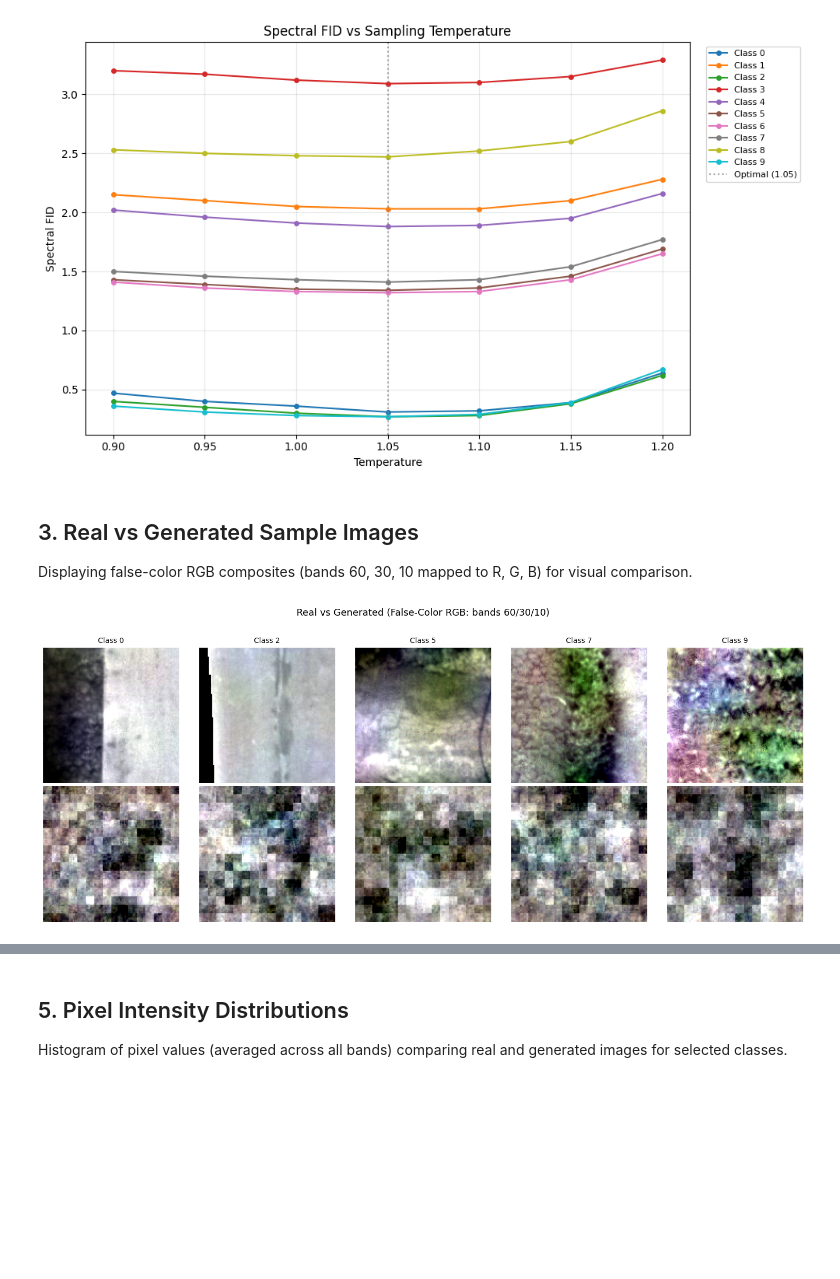
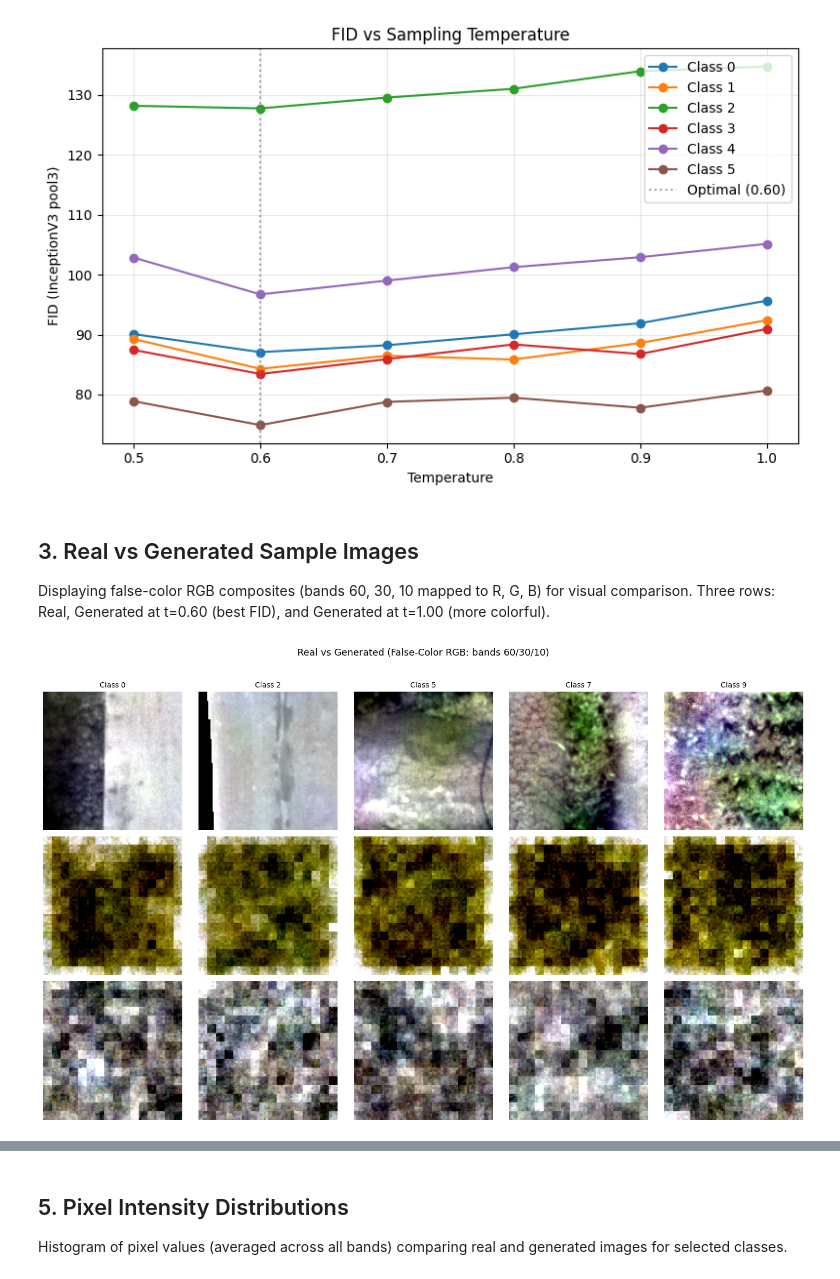
Before and after one commit to Taldux/hyperspectral-crop-disease, a Jupyter notebook: notebooks/02_results_visualization.ipynb, the cells around one changed output, grey strips where cells are left out. Saved outputs shown, nothing was run; the diff lists cells and outputs as text; code cells hidden in the pictures; blank space fills up the shorter version.

```diff
--- a/notebooks/02_results_visualization.ipynb
+++ b/notebooks/02_results_visualization.ipynb
@@ -89,89 +73,91 @@ Per-class spectral FID across temperatures 0.90–1.20 (from the evaluation run)
 # %%
-# Temperature sweep data from Kaggle evaluation output
-temperatures = [0.90, 0.95, 1.00, 1.05, 1.10, 1.15, 1.20]
+temperatures = [0.50, 0.60, 0.70, 0.80, 0.90, 1.00]
 sweep_data = {
-    0: [0.47, 0.40, 0.36, 0.31, 0.32, 0.39, 0.64],
-    1: [2.15, 2.10, 2.05, 2.03, 2.03, 2.10, 2.28],
-    2: [0.40, 0.35, 0.30, 0.27, 0.28, 0.38, 0.62],
-    3: [3.20, 3.17, 3.12, 3.09, 3.10, 3.15, 3.29],
-    4: [2.02, 1.96, 1.91, 1.88, 1.89, 1.95, 2.16],
-    5: [1.43, 1.39, 1.35, 1.34, 1.36, 1.46, 1.69],
-    6: [1.41, 1.36, 1.33, 1.32, 1.33, 1.43, 1.65],
-    7: [1.50, 1.46, 1.43, 1.41, 1.43, 1.54, 1.77],
-    8: [2.53, 2.50, 2.48, 2.47, 2.52, 2.60, 2.86],
-    9: [0.36, 0.31, 0.28, 0.27, 0.29, 0.39, 0.67],
+    0: [90.08, 87.07, 88.22, 90.05, 91.90, 95.66],
+    1: [89.26, 84.28, 86.47, 85.84, 88.59, 92.39],
+    2: [128.21, 127.78, 129.58, 131.05, 133.99, 134.77],
+    3: [87.44, 83.42, 85.90, 88.36, 86.76, 90.94],
+    4: [102.85, 96.71, 99.02, 101.26, 102.92, 105.15],
+    5: [78.87, 74.88, 78.76, 79.46, 77.78, 80.66],
 }
 
-fig, ax = plt.subplots(figsize=(10, 6))
-for cls in range(10):
-    ax.plot(temperatures, sweep_data[cls], marker="o", markersize=4, label=f"Class {cls}")
+fig, ax = plt.subplots(figsize=(8, 5))
+for cls, vals in sweep_data.items():
+    ax.plot(temperatures, vals, marker="o", markersize=6, label=f"Class {cls}")
 
-ax.axvline(1.05, color="gray", linestyle=":", alpha=0.7, label="Optimal (1.05)")
+ax.axvline(0.60, color="gray", linestyle=":", alpha=0.7, label="Optimal (0.60)")
 ax.set_xlabel("Temperature")
-ax.set_ylabel("Spectral FID")
-ax.set_title("Spectral FID vs Sampling Temperature")
-ax.legend(bbox_to_anchor=(1.02, 1), loc="upper left", fontsize=8)
+ax.set_ylabel("FID")
+ax.set_title("FID vs Sampling Temperature")
+ax.legend()
 ax.grid(True, alpha=0.3)
 plt.tight_layout()
 plt.savefig(FIGURES_DIR / "temperature_sweep.png", dpi=150, bbox_inches="tight")
 plt.show()
 # %% [output]
-[figure, old version]
+[figure, new version]
 # %% [markdown]
 ## 3. Real vs Generated Sample Images
 
 Displaying false-color RGB composites (bands 60, 30, 10 mapped to R, G, B) for visual comparison.
+Three rows: Real, Generated at t=0.60 (best FID), and Generated at t=1.00 (more colorful).
 # %%
 def load_image_normalized(path):
-    """Load .npy and normalize to [0,1] float32."""
     arr = np.load(path).astype(np.float32)
-    if arr.max() > 1.5:  # raw uint16
+    if arr.max() > 1.5:
         arr = (arr - global_min) / (global_max - global_min + 1e-8)
     return np.clip(arr, 0, 1)
 
 
 def make_rgb(img, bands=(60, 30, 10)):
-    """Create false-color RGB from 3 spectral bands."""
     rgb = np.stack([img[:, :, b] for b in bands], axis=-1)
-    # Per-channel contrast stretch to [0, 1]
     for c in range(3):
         lo, hi = np.percentile(rgb[:, :, c], [2, 98])
         if hi - lo > 1e-6:
             rgb[:, :, c] = np.clip((rgb[:, :, c] - lo) / (hi - lo), 0, 1)
     return rgb
 
 
-# Show 2 samples per class: top row = real, bottom row = generated
-classes_to_show = [0, 2, 5, 7, 9]  # representative subset
+RESULTS_T10_DIR = Path("../results/eval_t1.0")
+
+classes_to_show = [0, 2, 5, 7, 9]
 n_show = len(classes_to_show)
 
-fig, axes = plt.subplots(2, n_show, figsize=(3 * n_show, 6))
+fig, axes = plt.subplots(3, n_show, figsize=(3 * n_show, 9))
 
 for col, cls in enumerate(classes_to_show):
     # Real image
     real_dir = DATA_DIR / "evaluation" / str(cls)
     real_files = sorted(real_dir.glob("*.npy"))
     real_img = load_image_normalized(real_files[0])
     axes[0, col].imshow(make_rgb(real_img))
     axes[0, col].set_title(f"Class {cls}", fontsize=10)
     axes[0, col].axis("off")
 
-    # Generated image
+    # Generated t=0.60
     gen_dir = RESULTS_DIR / "generated" / str(cls)
     gen_files = sorted(gen_dir.glob("*.npy"))
     gen_img = load_image_normalized(gen_files[0])
     axes[1, col].imshow(make_rgb(gen_img))
     axes[1, col].axis("off")
 
+    # Generated t=1.00
+    gen_t10_dir = RESULTS_T10_DIR / "generated" / str(cls)
+    gen_t10_files = sorted(gen_t10_dir.glob("*.npy"))
+    gen_t10_img = load_image_normalized(gen_t10_files[0])
+    axes[2, col].imshow(make_rgb(gen_t10_img))
+    axes[2, col].axis("off")
+
 axes[0, 0].set_ylabel("Real", fontsize=12, rotation=0, labelpad=40, va="center")
-axes[1, 0].set_ylabel("Generated", fontsize=12, rotation=0, labelpad=40, va="center")
+axes[1, 0].set_ylabel("Gen t=0.60", fontsize=11, rotation=0, labelpad=40, va="center")
+axes[2, 0].set_ylabel("Gen t=1.00", fontsize=11, rotation=0, labelpad=40, va="center")
 
 plt.suptitle("Real vs Generated (False-Color RGB: bands 60/30/10)", fontsize=13, y=1.02)
 plt.tight_layout()
 plt.savefig(FIGURES_DIR / "real_vs_generated_samples.png", dpi=150, bbox_inches="tight")
 plt.show()
 # %% [output]
-[figure, old version]
+[figure, new version]
 # %% [markdown]
 ## 4. Spectral Profile Comparison
 
```
Also changed, not shown: parts of 9 cells of this notebook.
